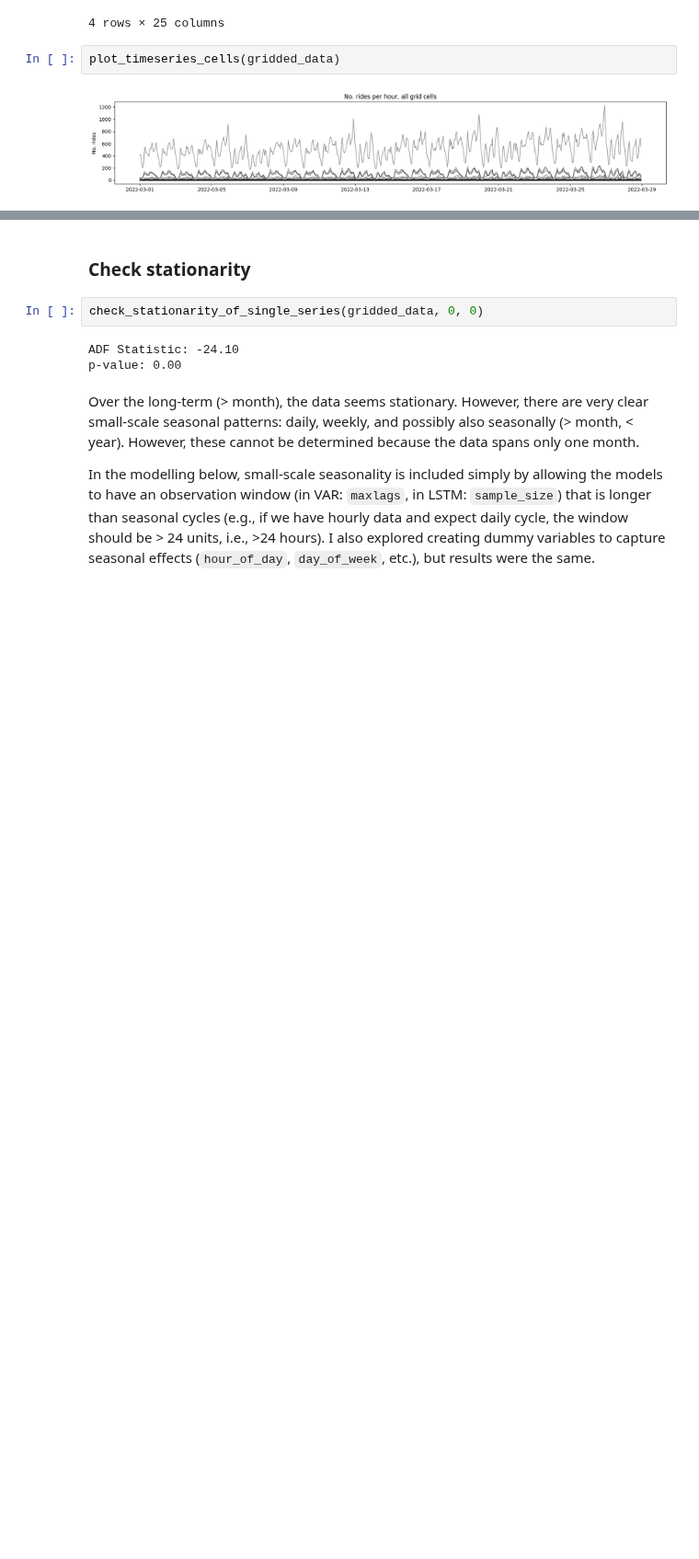
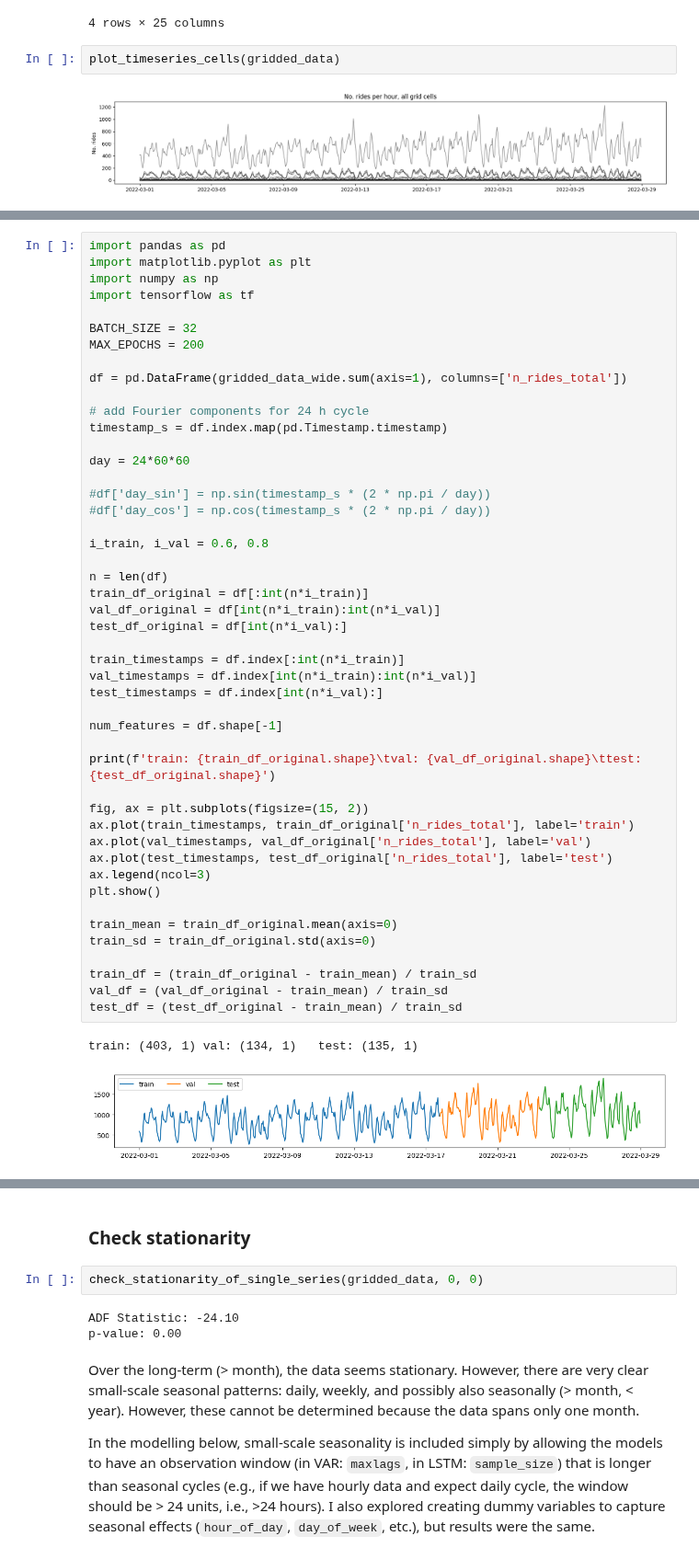
Before and after one commit to robetatis/study_notes_ml, a Jupyter notebook: demand.ipynb, the cells around one changed output, grey strips where cells are left out. Shown at 92% size. Drawn from its saved outputs; the diff is of its cells as text; blank space fills up the shorter version.

```diff
--- a/demand.ipynb
+++ b/demand.ipynb
@@ -126,0 +280,50 @@ add_time_components_to_gridded_data(gridded_data)
+# %%
+import pandas as pd
+import matplotlib.pyplot as plt
+import numpy as np
+import tensorflow as tf
+
+BATCH_SIZE = 32
+MAX_EPOCHS = 200
+
+df = pd.DataFrame(gridded_data_wide.sum(axis=1), columns=['n_rides_total'])
+
+# add Fourier components for 24 h cycle
+timestamp_s = df.index.map(pd.Timestamp.timestamp)
+
+day = 24*60*60
+
+#df['day_sin'] = np.sin(timestamp_s * (2 * np.pi / day))
+#df['day_cos'] = np.cos(timestamp_s * (2 * np.pi / day))
+
+i_train, i_val = 0.6, 0.8
+
+n = len(df)
+train_df_original = df[:int(n*i_train)]
+val_df_original = df[int(n*i_train):int(n*i_val)]
+test_df_original = df[int(n*i_val):]
+
+train_timestamps = df.index[:int(n*i_train)]
+val_timestamps = df.index[int(n*i_train):int(n*i_val)]
+test_timestamps = df.index[int(n*i_val):]
+
+num_features = df.shape[-1]
+
+print(f'train: {train_df_original.shape}\tval: {val_df_original.shape}\ttest: {test_df_original.shape}')
+
+fig, ax = plt.subplots(figsize=(15, 2))
+ax.plot(train_timestamps, train_df_original['n_rides_total'], label='train')
+ax.plot(val_timestamps, val_df_original['n_rides_total'], label='val')
+ax.plot(test_timestamps, test_df_original['n_rides_total'], label='test')
+ax.legend(ncol=3)
+plt.show()
+
+train_mean = train_df_original.mean(axis=0)
+train_sd = train_df_original.std(axis=0)
+
+train_df = (train_df_original - train_mean) / train_sd
+val_df = (val_df_original - train_mean) / train_sd
+test_df = (test_df_original - train_mean) / train_sd
+# %% [output]
+train: (403, 1) val: (134, 1)   test: (135, 1)
+[figure, added]
```
Also changed, not shown: parts of 16 cells of this notebook, 2 other files.
